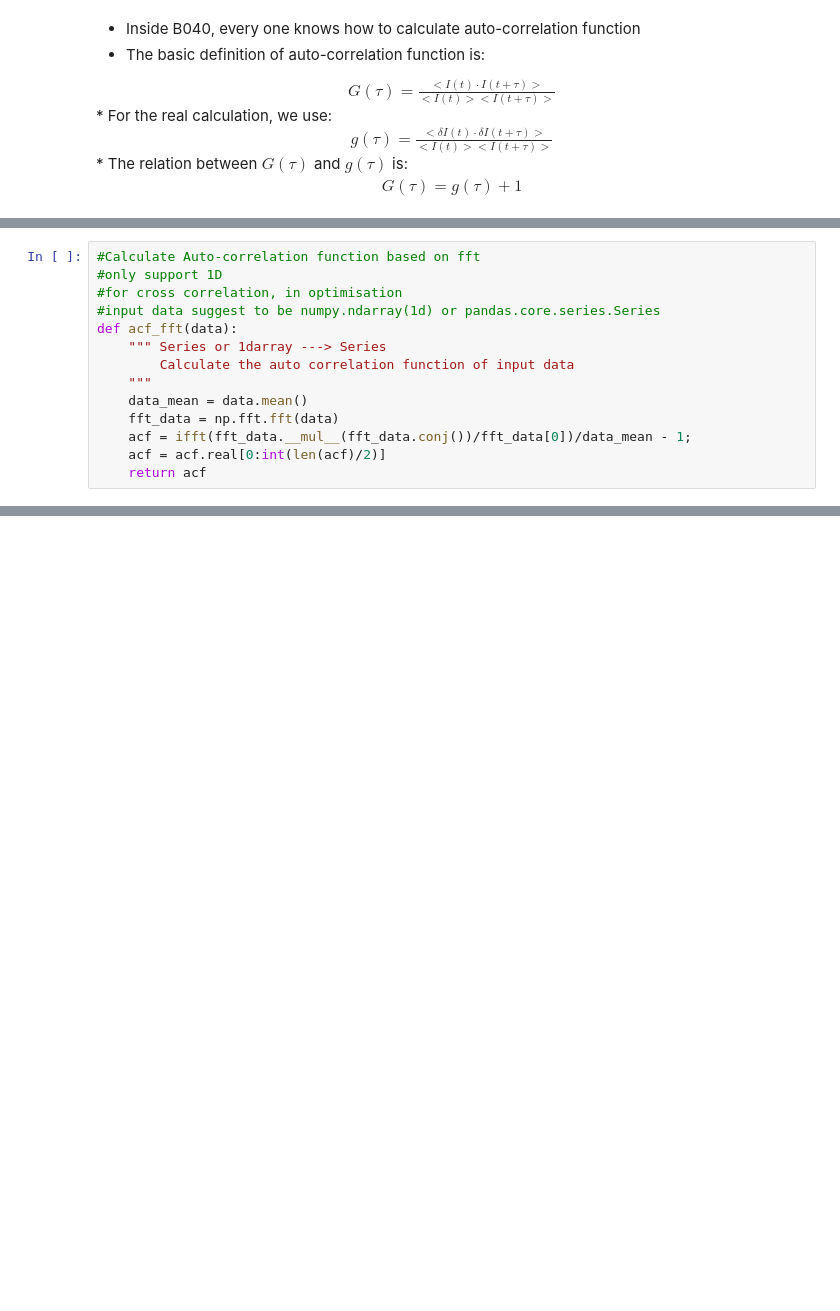
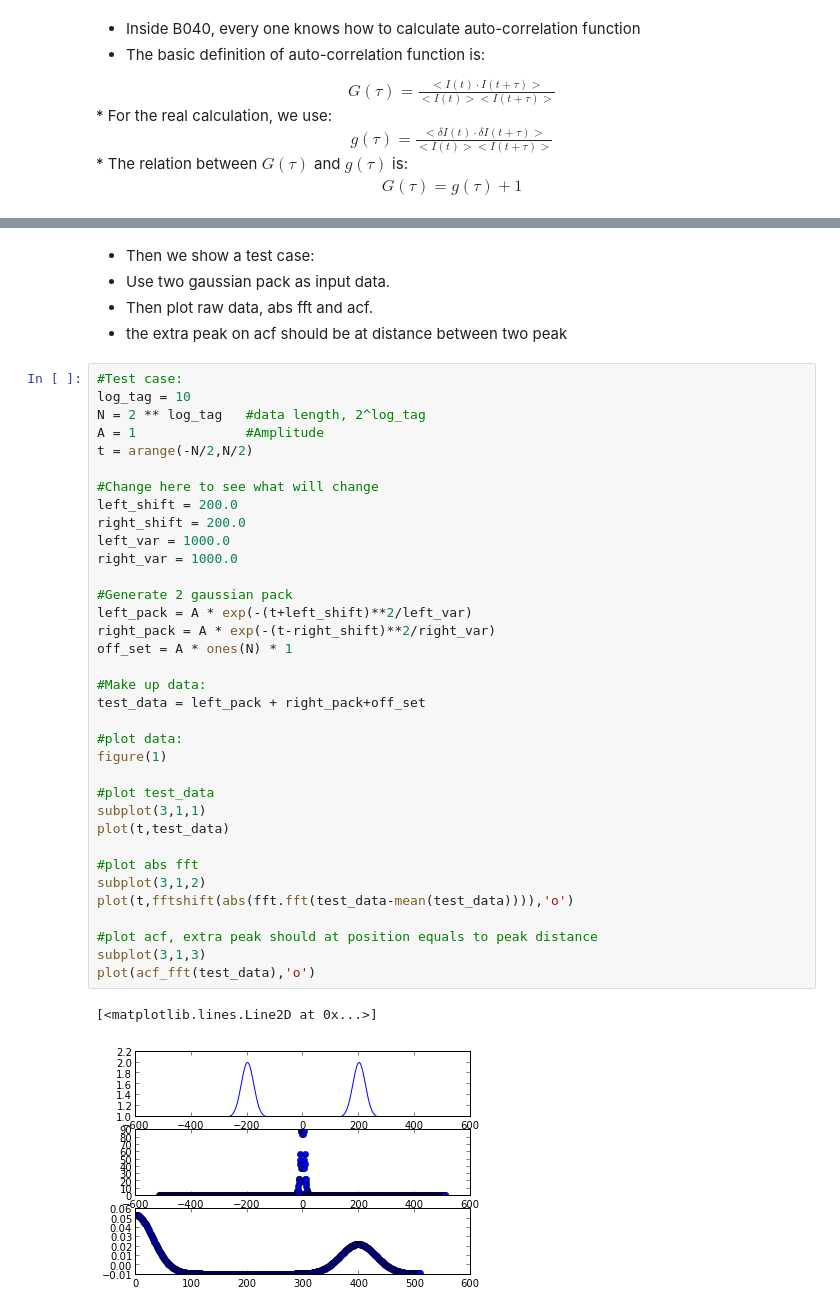
Before and after one commit to chenleo/ipynotebook, a Jupyter notebook: FFT_View_Data.ipynb, the cells around one changed output, grey strips where cells are left out. Saved outputs shown, nothing was run; the diff lists cells and outputs as text; blank space fills up the shorter version.

```diff
--- a/FFT_View_Data.ipynb
+++ b/FFT_View_Data.ipynb
@@ -695,14 +608,0 @@ exp(-10/10)
-# %%
-#Calculate Auto-correlation function based on fft
-#only support 1D
-#for cross correlation, in optimisation
-#input data suggest to be numpy.ndarray(1d) or pandas.core.series.Series
-def acf_fft(data):
-    """ Series or 1darray ---> Series
-        Calculate the auto correlation function of input data
-    """
-    data_mean = data.mean()
-    fft_data = np.fft.fft(data)
-    acf = ifft(fft_data.__mul__(fft_data.conj())/fft_data[0])/data_mean - 1;
-    acf = acf.real[0:int(len(acf)/2)]
-    return acf
@@ -767,0 +687,43 @@ YouTubeVideo('NNUzJ2rhw2k',start = 182) #周杰伦 斗琴
+# %% [markdown]
+* Then we show a test case:
+* Use two gaussian pack as input data.
+* Then plot raw data, abs fft and acf.
+* the extra peak on acf should be at distance between two peak
+# %%
+#Test case:
+log_tag = 10
+N = 2 ** log_tag   #data length, 2^log_tag
+A = 1              #Amplitude
+t = arange(-N/2,N/2)
+
+#Change here to see what will change
+left_shift = 200.0
+right_shift = 200.0
+left_var = 1000.0
+right_var = 1000.0
+
+#Generate 2 gaussian pack
+left_pack = A * exp(-(t+left_shift)**2/left_var)
+right_pack = A * exp(-(t-right_shift)**2/right_var)
+off_set = A * ones(N) * 1
+
+#Make up data:
+test_data = left_pack + right_pack+off_set
+
+#plot data:
+figure(1)
+
+#plot test_data
+subplot(3,1,1)
+plot(t,test_data)
+
+#plot abs fft
+subplot(3,1,2)
+plot(t,fftshift(abs(fft.fft(test_data-mean(test_data)))),'o')
+
+#plot acf, extra peak should at position equals to peak distance
+subplot(3,1,3)
+plot(acf_fft(test_data),'o')
+# %% [output]
+[<matplotlib.lines.Line2D at 0x...>]
+[figure, added]
```
Also changed, not shown: parts of 105 cells of this notebook.
